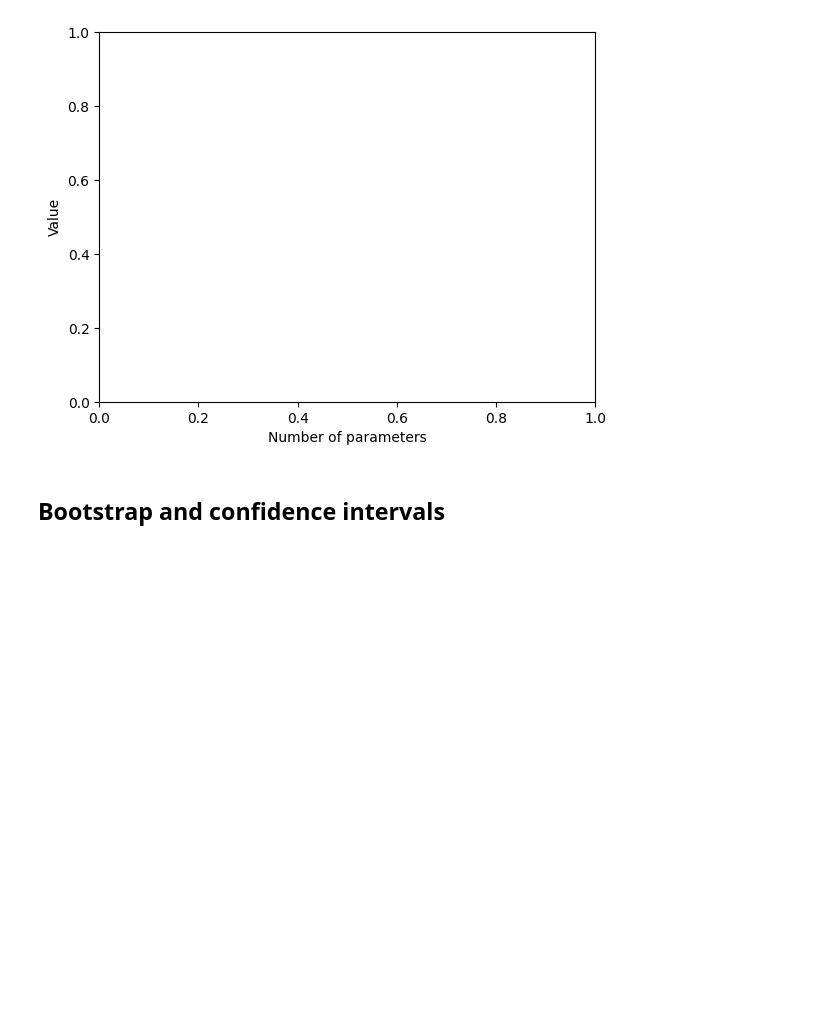
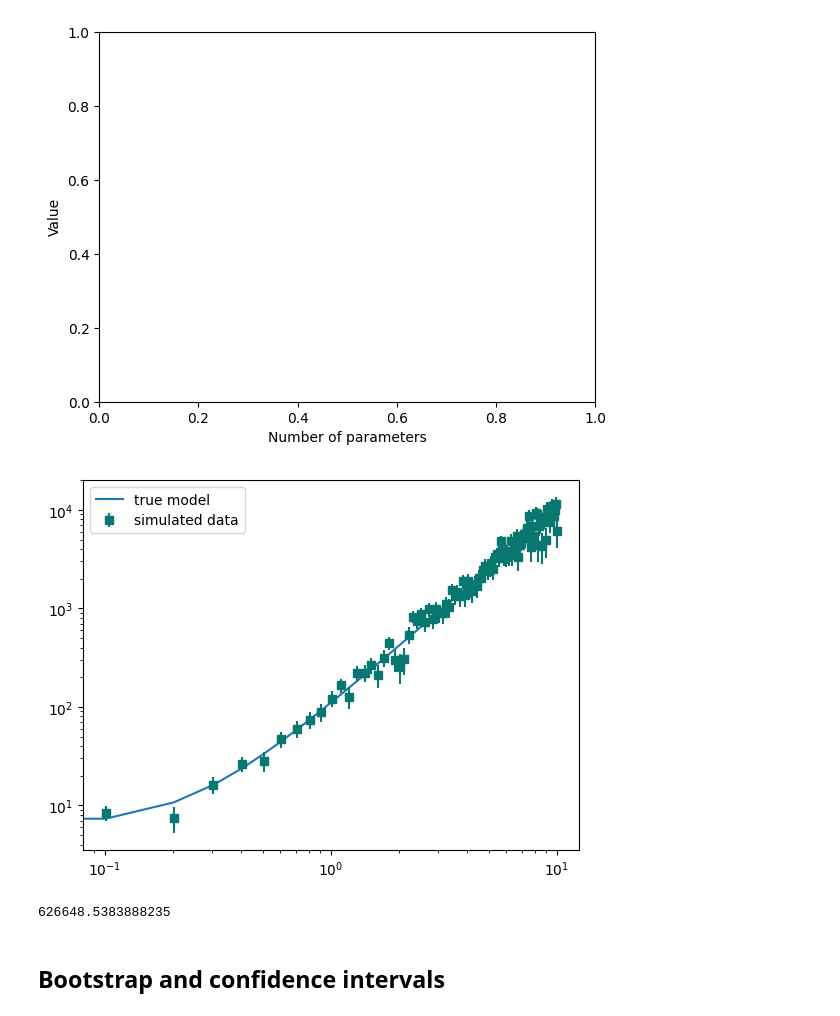
Before and after one commit to t-kist/Bayesian-Statistics-for-Astrophysics-2024, a Jupyter notebook: bayes24/lecture_notes/group2/Chapter 2.ipynb, the cells around one changed output. Drawn from its saved outputs; the diff is of its cells as text; code cells hidden in the pictures; blank space fills up the shorter version.

Commit message:
Worked on the AIC vs BIC example

```diff
--- a/bayes24/lecture_notes/group2/Chapter 2.ipynb
+++ b/bayes24/lecture_notes/group2/Chapter 2.ipynb
@@ -134,6 +136,82 @@ plt.ylabel("Value")
 plt.show()
 # %% [output]
 [figure]
+# %%
+import scipy.stats
+from scipy.optimize import curve_fit
+import matplotlib.pyplot as plt
+
+"""First we define the true model, of which the data will be generated"""
+np.random.seed(10)
+
+a_true = 6
+b_true = 3
+c_true = 101
+
+xmin = 0
+xmax = 10
+
+def true_model(x, a=a_true, b=b_true, c=c_true):
+    return a + b*x + c*x**2
+
+def sim_data(x, uncertainty=0.2):
+    # find the model prediction
+	y_true = model(x)
+
+	# find the true uncertainty on the observations
+	y_unc_true = np.abs(y_true)*uncertainty
+
+	# generate data for a normal distribution
+	y_sample = np.random.normal(y_true, y_unc_true, size=len(x))
+
+	return y_sample, y_unc_true
+
+model = true_model
+npoints = 100
+# plot the simulation results
+xx = np.linspace(xmin, xmax, npoints)
+data_example = sim_data(xx)
+
+plt.clf()
+plt.plot(xx, model(xx, a_true, b_true), label="true model")
+plt.errorbar(xx, data_example[0],data_example[1], fmt='s', label='simulated data', color='#077770')
+plt.legend()
+plt.yscale('log')
+plt.xscale('log')
+# %% [output]
+[figure, added]
+# %%
+N_sim = 5000
+x = np.linspace(xmin, xmax, npoints)
+
+chi = []
+for t in range(N_sim):
+    yy, y_err = sim_data(x)
+
+    popt, pcov = curve_fit(model, xx, yy, absolute_sigma = False)
+    chi_sq = np.sum(((model(xx, *popt)-yy)**2)/y_err)
+    chi.append(chi_sq)
+
+max_L = np.max(chi)
+print(max_L)
+
+# Define the functions
+def AIC(L_max, p_k):
+    aic =  -2 * np.log(L_max) + 2*p_k
+    return aic
+
+def BIC(L_max, p_k, n):
+   bic = -2 * np.log(L_max) + np.log(n)*p_k
+   return bic
+
+from inspect import signature
+sig = signature(model)
+n_params = len(sig.parameters) - 1
+
+#Hoeveelheid parameters gevonden. Nu voor AIC BIC berekenen. Daarna algemeniseren voor verschillende functies as modellen.
+#Misschien iets van een functie waarmee je automatisch hogere ordes polynomen kan genereren.
+# %% [output]
+626648.5383888235
 # %% [markdown]
 ## Bootstrap and confidence intervals
 # %% [markdown]
```
Also changed, not shown: parts of 1 cell of this notebook.
